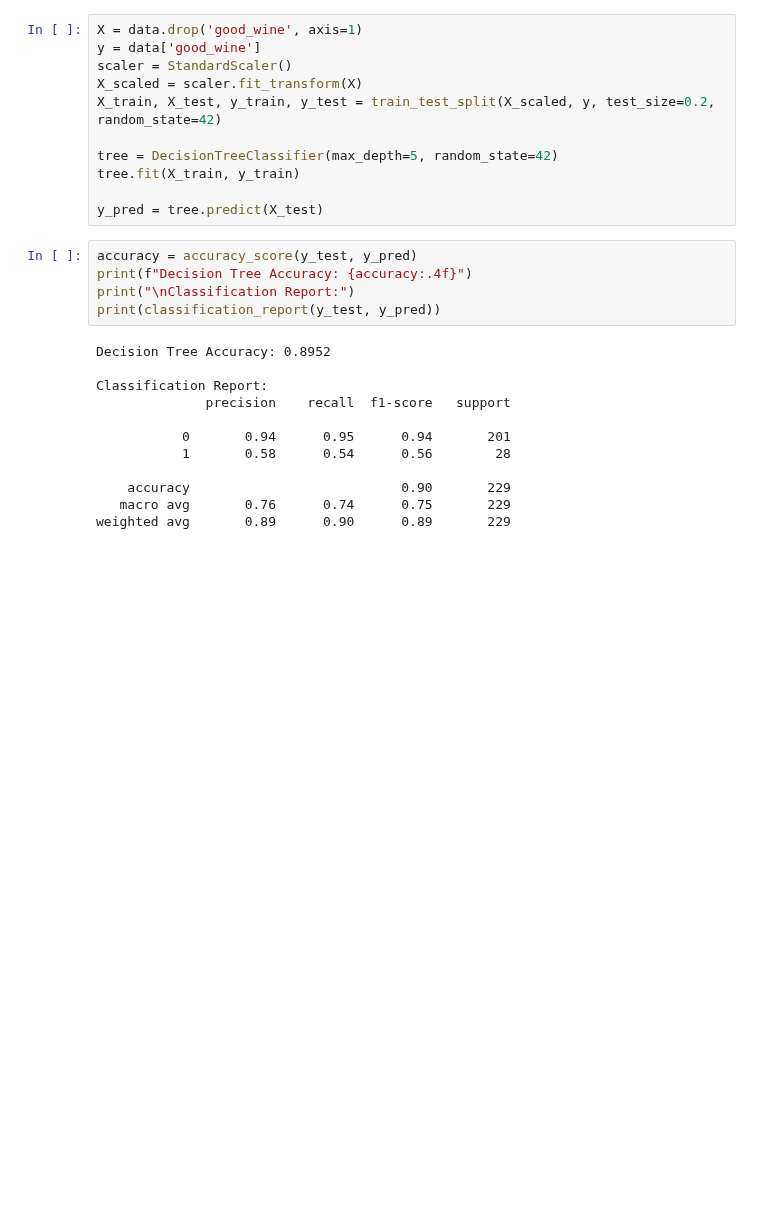
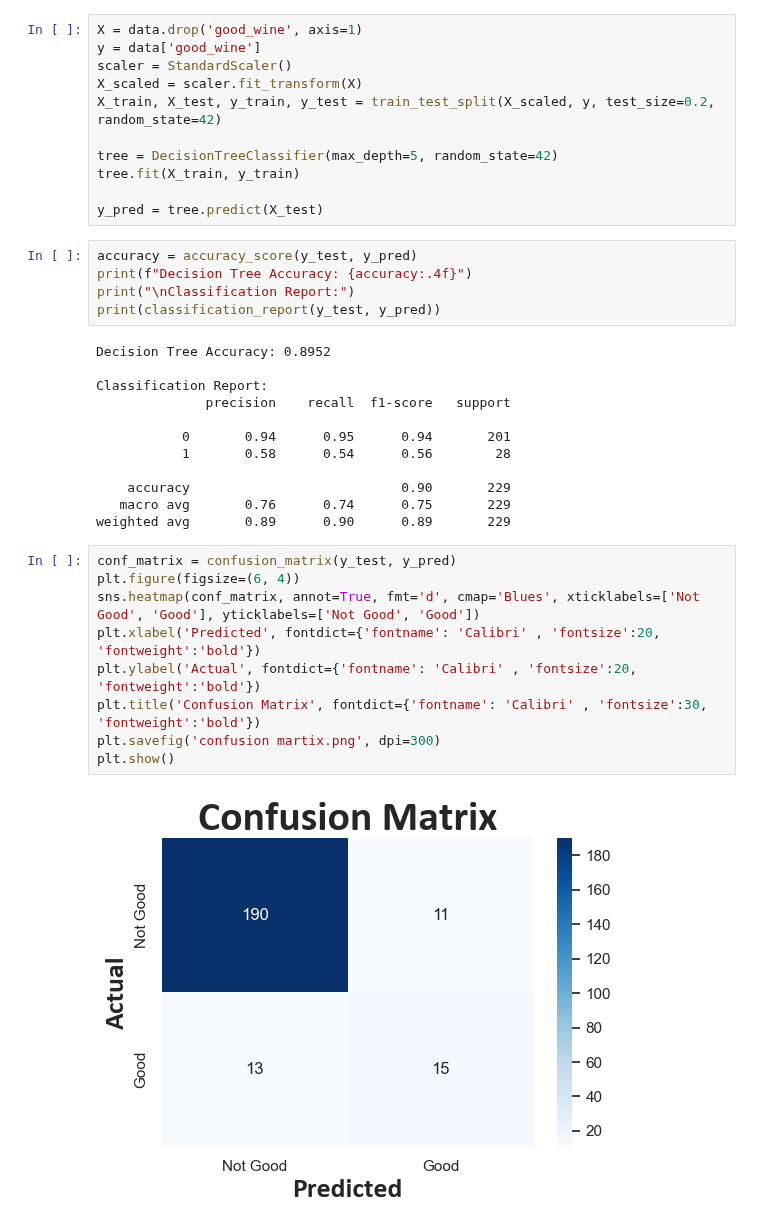
Before and after one commit to KeneanDita/Exploratory-Data-Analysis-EDA-, a Jupyter notebook: Wine_Quality_eda.ipynb, the cells around one changed output. Drawn from its saved outputs; the diff is of its cells as text; blank space fills up the shorter version.

Commit message:
Confusion Matrix

```diff
--- a/Wine_Quality_eda.ipynb
+++ b/Wine_Quality_eda.ipynb
@@ -122,3 +102,14 @@ Classification Report:
     accuracy                           0.90       229
    macro avg       0.76      0.74      0.75       229
 weighted avg       0.89      0.90      0.89       229
+# %%
+conf_matrix = confusion_matrix(y_test, y_pred)
+plt.figure(figsize=(6, 4))
+sns.heatmap(conf_matrix, annot=True, fmt='d', cmap='Blues', xticklabels=['Not Good', 'Good'], yticklabels=['Not Good', 'Good'])
+plt.xlabel('Predicted', fontdict={'fontname': 'Calibri' , 'fontsize':20, 'fontweight':'bold'})
+plt.ylabel('Actual', fontdict={'fontname': 'Calibri' , 'fontsize':20, 'fontweight':'bold'})
+plt.title('Confusion Matrix', fontdict={'fontname': 'Calibri' , 'fontsize':30, 'fontweight':'bold'})
+plt.savefig('confusion martix.png', dpi=300)
+plt.show()
+# %% [output]
+[figure, added]
```
Also changed, not shown: parts of 1 cell of this notebook, 2 other files.
